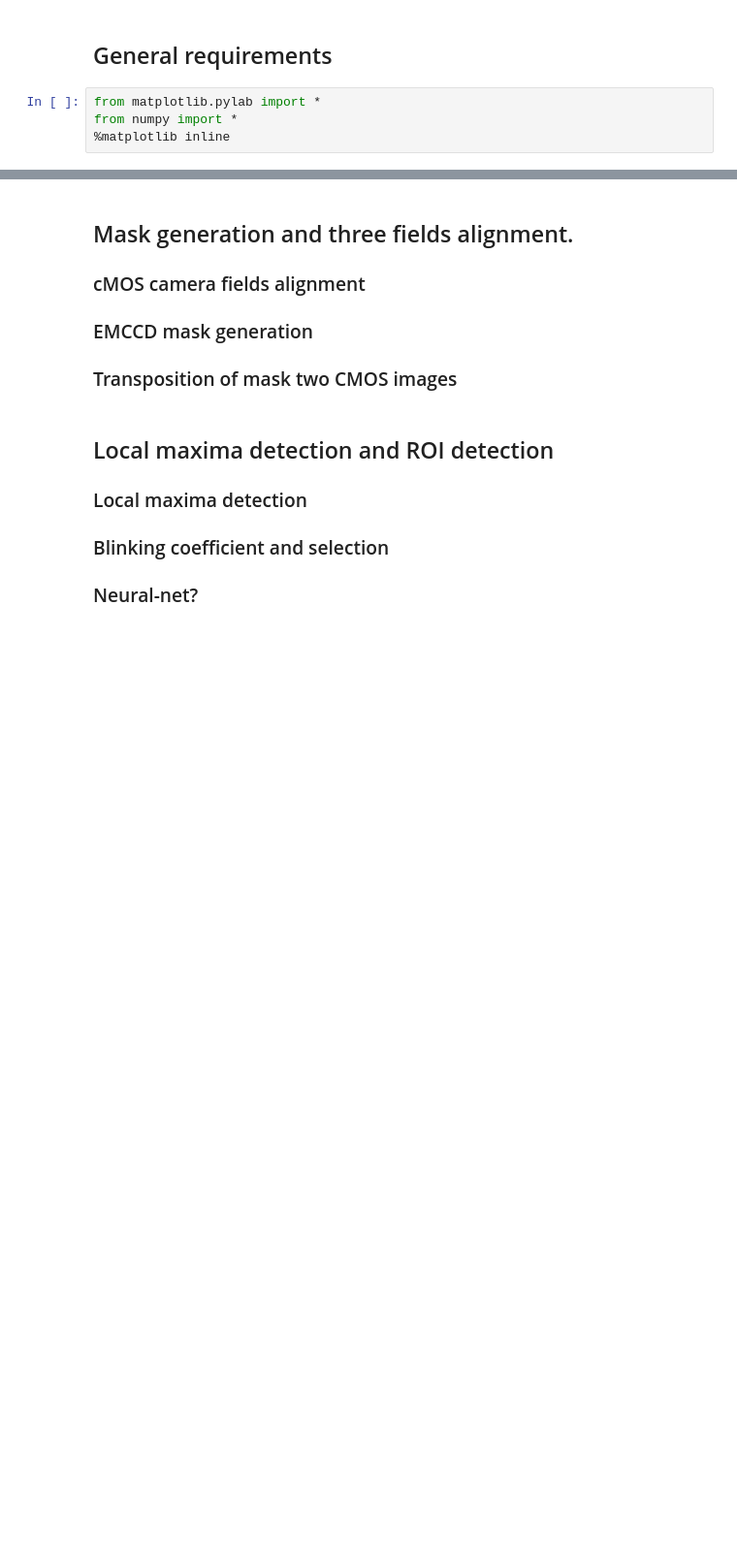
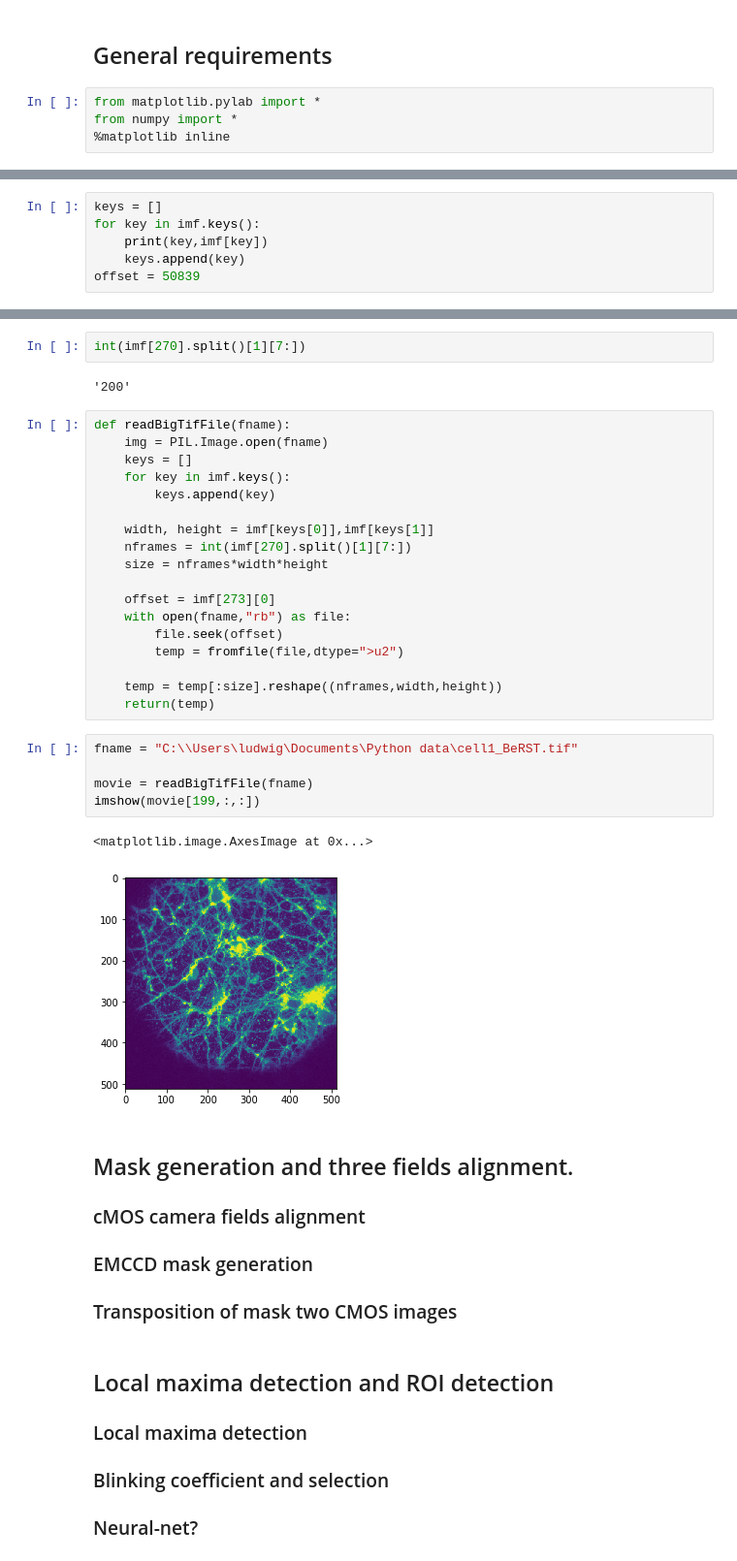
Before and after one commit to p-serna/Nanorods, a Jupyter notebook: Main_Nanords.ipynb, the cells around one changed output, grey strips where cells are left out. Shown: that part at 97% size. Saved outputs shown, nothing was run; the diff lists cells and outputs as text; blank space fills up the shorter version.

```diff
--- a/Main_Nanords.ipynb
+++ b/Main_Nanords.ipynb
@@ -10,0 +27,6 @@ from numpy import *
+# %%
+keys = []
+for key in imf.keys():
+    print(key,imf[key])
+    keys.append(key)
+offset = 50839
@@ -11,3 +51,33 @@ from numpy import *
+# %%
+int(imf[270].split()[1][7:])
+# %% [output]
+'200'
+# %%
+def readBigTifFile(fname):
+    img = PIL.Image.open(fname)
+    keys = []
+    for key in imf.keys():
+        keys.append(key)
+
+    width, height = imf[keys[0]],imf[keys[1]]
+    nframes = int(imf[270].split()[1][7:])
+    size = nframes*width*height
+
+    offset = imf[273][0]
+    with open(fname,"rb") as file:
+        file.seek(offset)
+        temp = fromfile(file,dtype=">u2")
+
+    temp = temp[:size].reshape((nframes,width,height))
+    return(temp)
+# %%
+fname = "C:\\Users\ludwig\Documents\Python data\cell1_BeRST.tif"
+
+movie = readBigTifFile(fname)
+imshow(movie[199,:,:])
+# %% [output]
+<matplotlib.image.AxesImage at 0x...>
+[figure, added]
 # %% [markdown]
 ##     Mask generation and three fields alignment.
 
```
Also changed, not shown: parts of 5 cells of this notebook.
